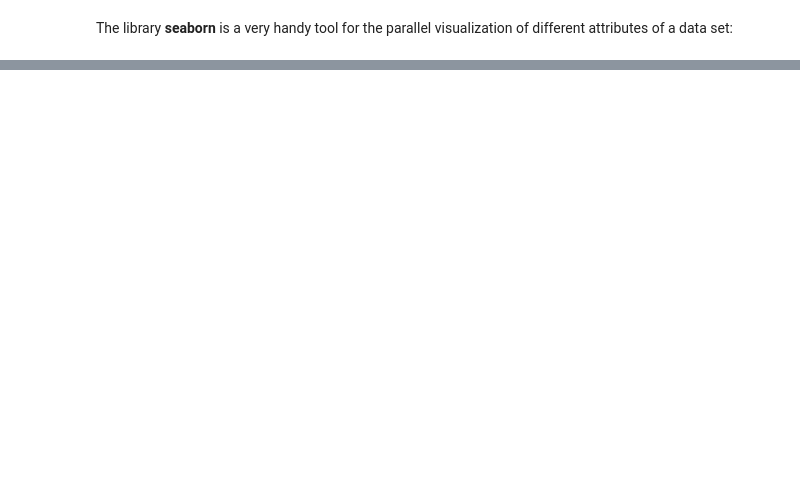
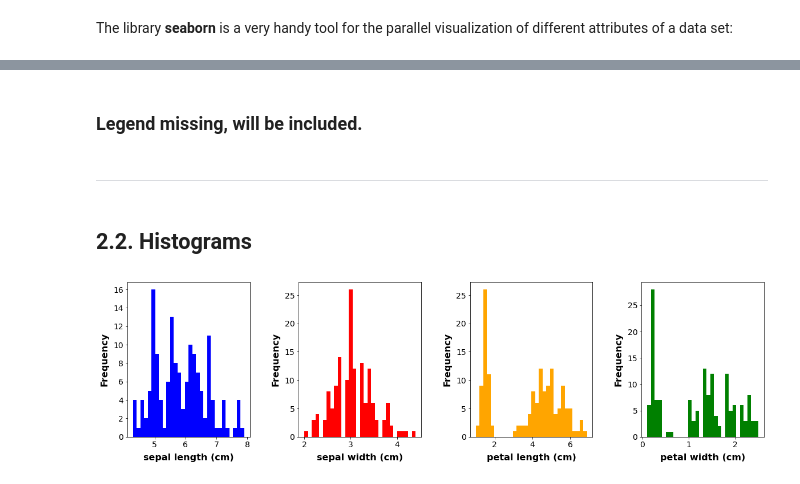
Before and after one commit to ubnpl/pytools, a Jupyter notebook: data_visualization/basic_data_visualization.ipynb, the cells around one changed output, grey strips where cells are left out. Drawn from its saved outputs; the diff is of its cells as text; code cells hidden in the pictures; blank space fills up the shorter version.

```diff
--- a/data_visualization/basic_data_visualization.ipynb
+++ b/data_visualization/basic_data_visualization.ipynb
@@ -237,0 +354,41 @@ plt.show()
+# %% [markdown]
+### Legend missing, will be included.
+# %% [markdown]
+---
+# %% [markdown]
+## 2.2. Histograms
+# %%
+dataframe = pd.read_csv('iris_dataset.csv',names=['sepal_length (cm)','sepal_width (cm)',
+                                                  'petal_length (cm)','petal_width (cm)','species'])
+# %%
+plt.figure(figsize = (20,5))
+
+plt.subplots_adjust(left=None, right=None, bottom=None, top=None, wspace=0.4, hspace=None)
+
+plt.subplot(1,4,1)
+plt.hist(dataframe["sepal_length (cm)"], bins=30, color="blue")
+plt.xlabel("sepal length (cm)", fontsize=16, fontweight="bold", labelpad=8)
+plt.ylabel("Frequency", fontsize=16, fontweight="bold", labelpad=8)
+plt.tick_params(axis="both", labelsize=14)
+
+plt.subplot(1,4,2)
+plt.hist(dataframe["sepal_width (cm)"], bins=30, color="red")
+plt.xlabel("sepal width (cm)", fontsize=16, fontweight="bold", labelpad=8)
+plt.ylabel("Frequency", fontsize=16, fontweight="bold", labelpad=8)
+plt.tick_params(axis="both", labelsize=14)
+
+plt.subplot(1,4,3)
+plt.hist(dataframe["petal_length (cm)"], bins=30, color="orange")
+plt.xlabel("petal length (cm)", fontsize=16, fontweight="bold", labelpad=8)
+plt.ylabel("Frequency", fontsize=16, fontweight="bold", labelpad=8)
+plt.tick_params(axis="both", labelsize=14)
+
+plt.subplot(1,4,4)
+plt.hist(dataframe["petal_width (cm)"], bins=30, color="green")
+plt.xlabel("petal width (cm)", fontsize=16, fontweight="bold", labelpad=8)
+plt.ylabel("Frequency", fontsize=16, fontweight="bold", labelpad=8)
+plt.tick_params(axis="both", labelsize=14)
+
+plt.show()
+# %% [output]
+[figure, added]
```
Also changed, not shown: parts of 35 cells of this notebook, 3 other files.
